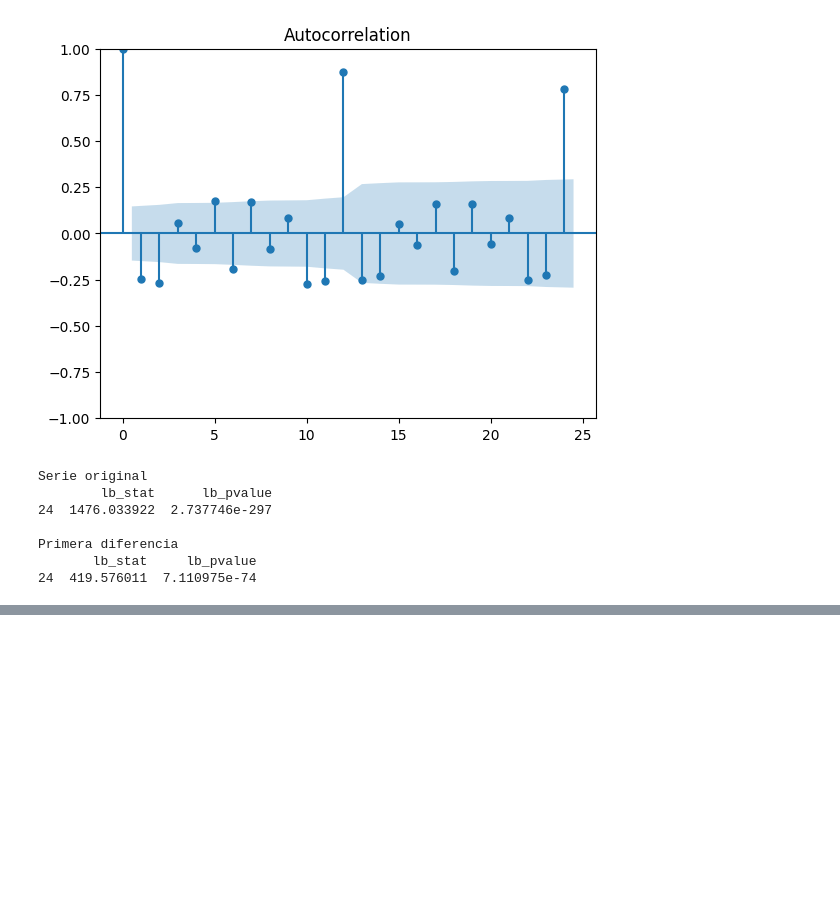
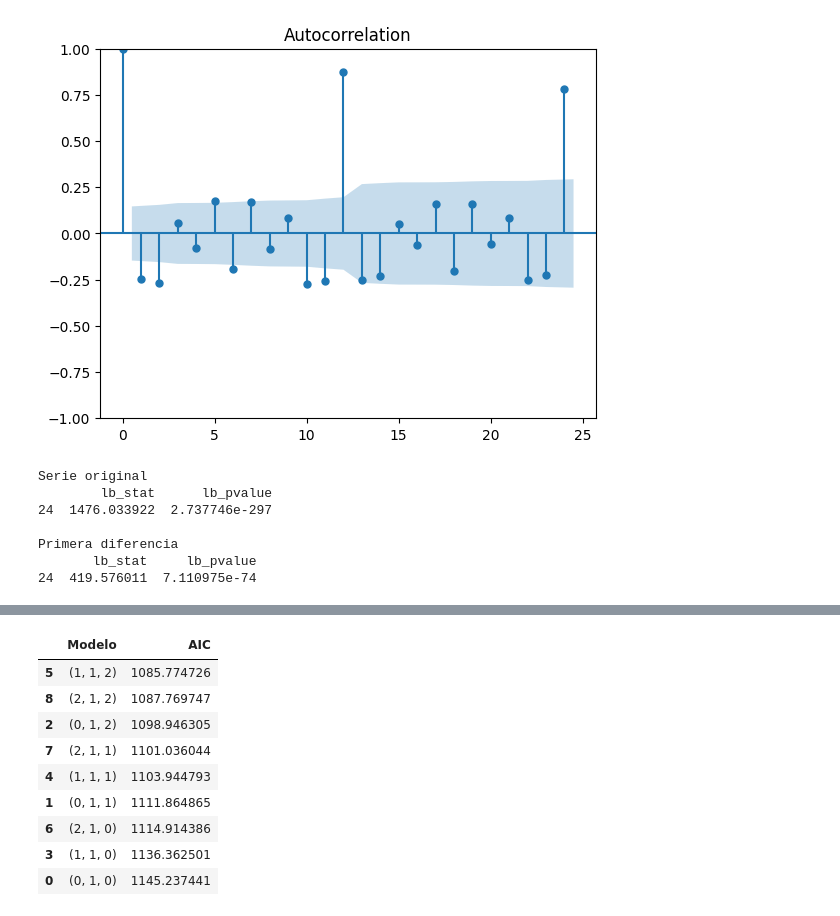
Before and after one commit to Antoniacifuentes/ds_finance_cifuentes, a Jupyter notebook: notebooks/hw4.ipynb, the cells around one changed output, grey strips where cells are left out. Cells and saved outputs as stored; diff of their text form; code cells hidden in the pictures; blank space fills up the shorter version.

```diff
--- a/notebooks/hw4.ipynb
+++ b/notebooks/hw4.ipynb
@@ -346,0 +349,17 @@ La función de autocorrelación (ACF) del IMACEC en niveles presenta autocorrela
+# %%
+from statsmodels.tsa.arima.model import ARIMA
+
+modelos = {}
+
+for p in range(3):
+    for q in range(3):
+        try:
+            modelo = ARIMA(serie["IMACEC"], order=(p,1,q))
+            ajuste = modelo.fit()
+
+            modelos[(p,1,q)] = ajuste.aic
+
+        except:
+            pass
+
+modelos
@@ -346,0 +376,18 @@ La función de autocorrelación (ACF) del IMACEC en niveles presenta autocorrela
+# %%
+tabla = pd.DataFrame(
+    list(modelos.items()),
+    columns=["Modelo","AIC"]
+)
+
+tabla.sort_values("AIC")
+# %% [output]
+|  | Modelo | AIC |
+| 5 | (1, 1, 2) | 1085.774726 |
+| 8 | (2, 1, 2) | 1087.769747 |
+| 2 | (0, 1, 2) | 1098.946305 |
+| 7 | (2, 1, 1) | 1101.036044 |
+| 4 | (1, 1, 1) | 1103.944793 |
+| 1 | (0, 1, 1) | 1111.864865 |
+| 6 | (2, 1, 0) | 1114.914386 |
+| 3 | (1, 1, 0) | 1136.362501 |
+| 0 | (0, 1, 0) | 1145.237441 |
```
Also changed, not shown: parts of 7 cells of this notebook.
